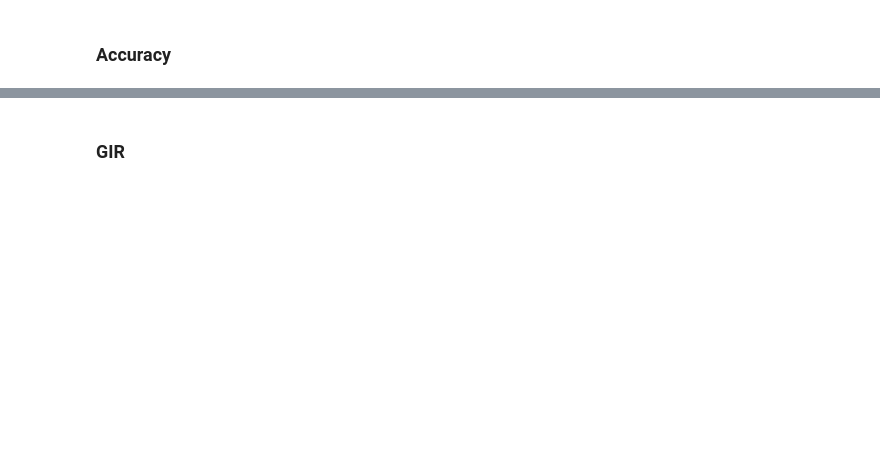
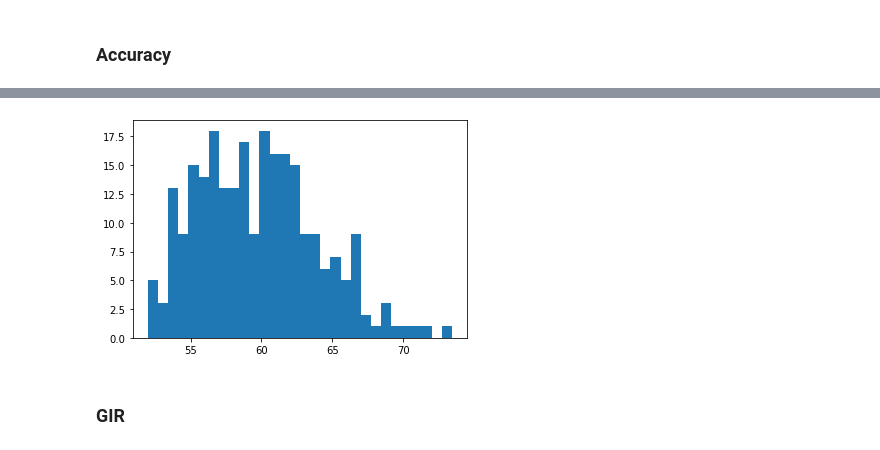
Before and after one commit to AndyWalker81/ProgrammingForDataAnalysis_Project, a Jupyter notebook: Programming_Project.ipynb, the cells around one changed output, grey strips where cells are left out. Cells and saved outputs as stored; diff of their text form; code cells hidden in the pictures; blank space fills up the shorter version.

```diff
--- a/Programming_Project.ipynb
+++ b/Programming_Project.ipynb
@@ -288,6 +393,8 @@ al_array
 # %%
 #https://docs.scipy.org/doc/scipy/reference/generated/scipy.stats.rayleigh.html
-accuracy_rand = rayleigh.rvs(loc=62.6, scale=6.319240523124456, size=100, random_state=None) # use the mean value determined for the loc and the scale is determined using fitter
-plt.hist(accuracy_rand, bins=10)
+accuracy_2030 = rayleigh.rvs(loc=51.7224, scale=6.506613280990041, size=250, random_state=None) # use the mean value determined for the loc and the scale is determined using fitter
+plt.hist(accuracy_2030, bins=30)
 
 plt.show()
+# %% [output]
+[figure, added]
```
Also changed, not shown: parts of 86 cells of this notebook, 16 other files.
